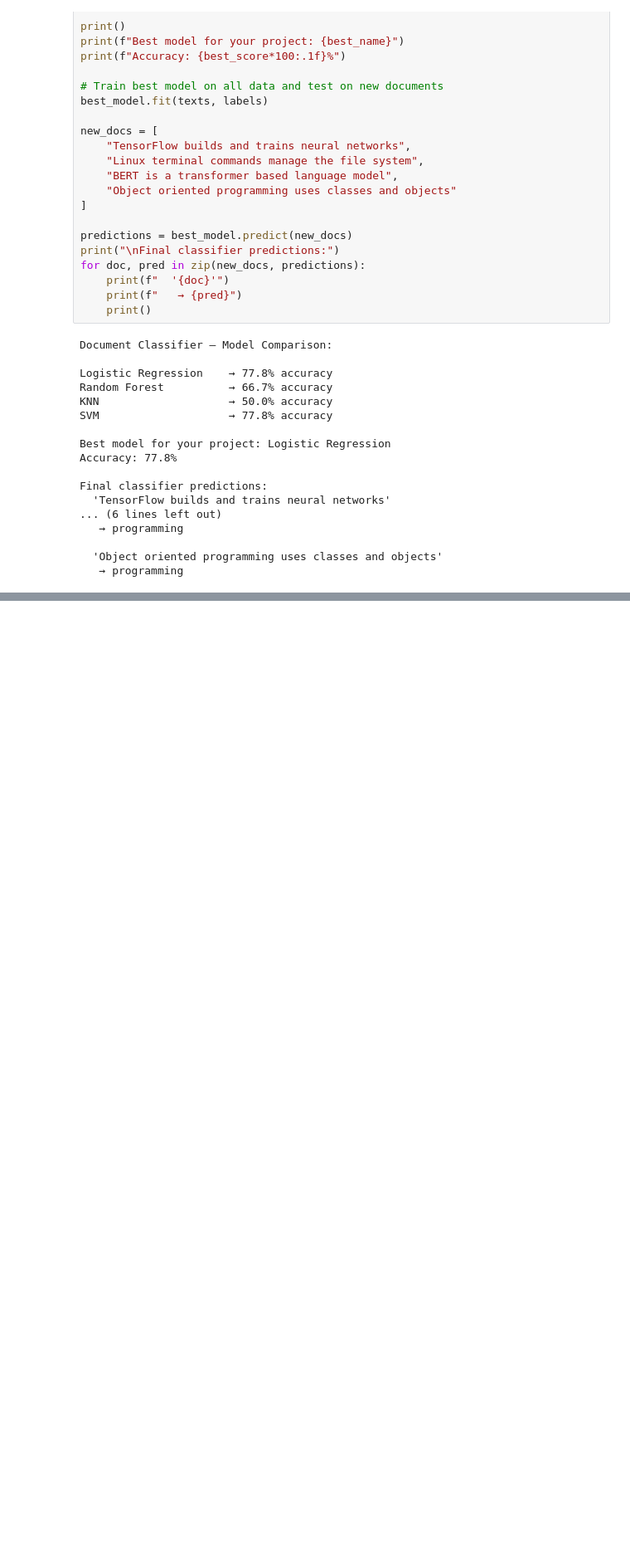
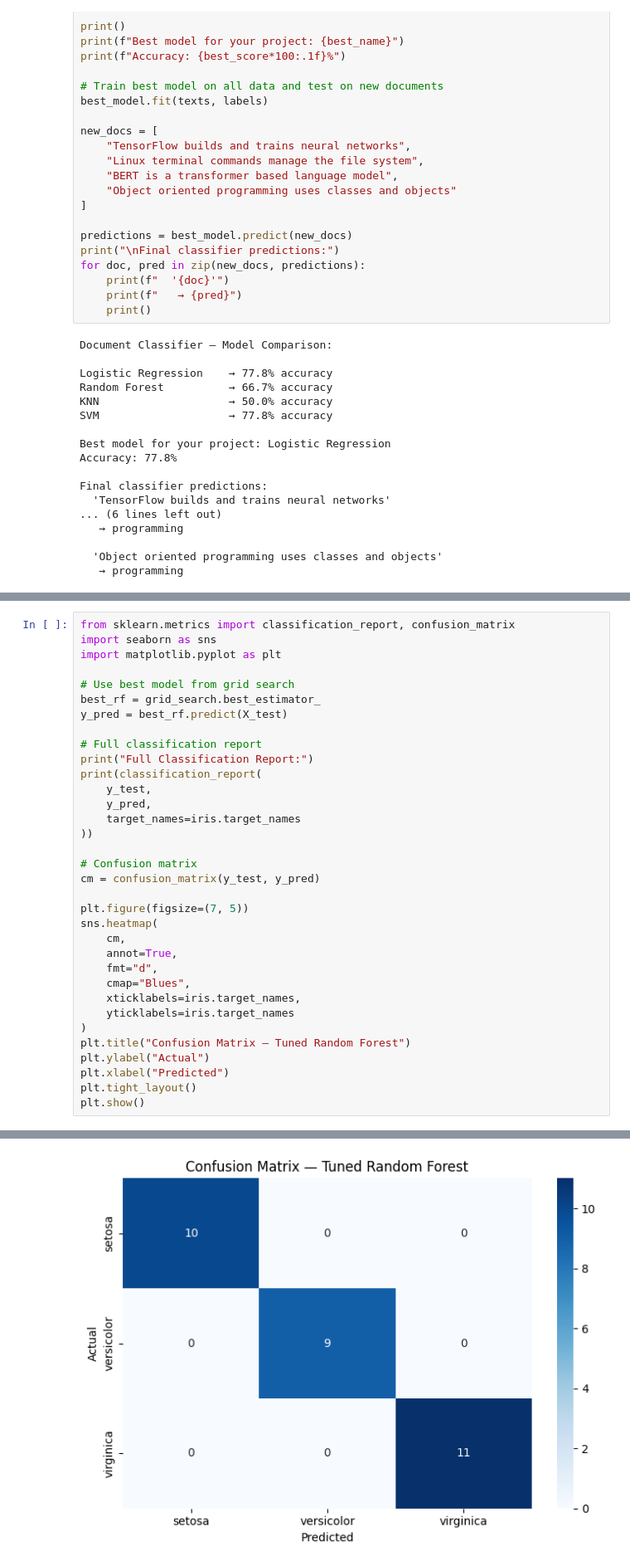
Before and after one commit to vartikabhawsar/ai-document-assistant, a Jupyter notebook: week2.ipynb, the cells around one changed output, grey strips where cells are left out. Shown at 83% size. Cells and saved outputs as stored; diff of their text form; blank space fills up the shorter version.

```diff
--- a/week2.ipynb
+++ b/week2.ipynb
@@ -981,0 +1210,35 @@ Final classifier predictions:
+# %%
+from sklearn.metrics import classification_report, confusion_matrix
+import seaborn as sns
+import matplotlib.pyplot as plt
+
+# Use best model from grid search
+best_rf = grid_search.best_estimator_
+y_pred = best_rf.predict(X_test)
+
+# Full classification report
+print("Full Classification Report:")
+print(classification_report(
+    y_test,
+    y_pred,
+    target_names=iris.target_names
+))
+
+# Confusion matrix
+cm = confusion_matrix(y_test, y_pred)
+
+plt.figure(figsize=(7, 5))
+sns.heatmap(
+    cm,
+    annot=True,
+    fmt="d",
+    cmap="Blues",
+    xticklabels=iris.target_names,
+    yticklabels=iris.target_names
+)
+plt.title("Confusion Matrix — Tuned Random Forest")
+plt.ylabel("Actual")
+plt.xlabel("Predicted")
+plt.tight_layout()
+plt.show()
+# %% [output]
@@ -981,0 +1255 @@ Final classifier predictions:
+[figure, added]
```
Also changed, not shown: parts of 8 cells of this notebook.
